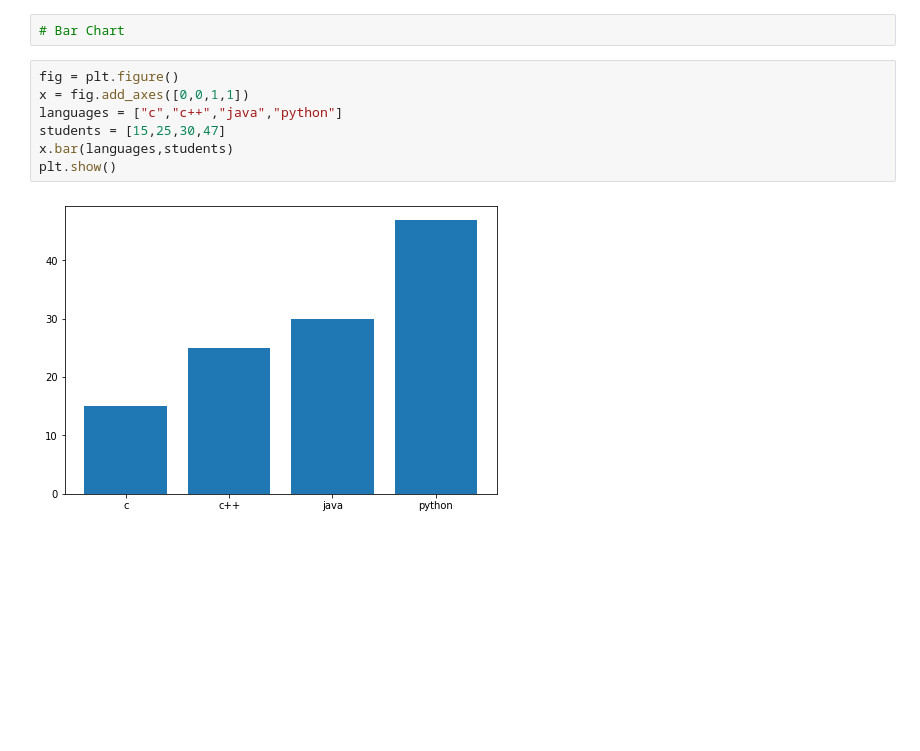
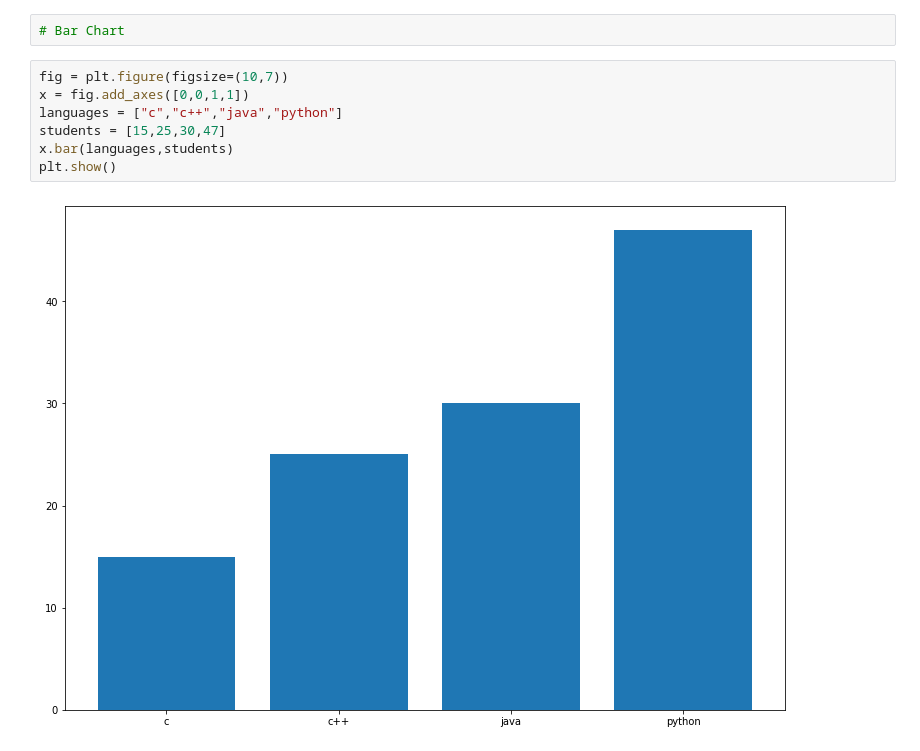
Before and after one commit to zenitsu0705/DM, a Jupyter notebook: VisualizeDatasets.ipynb, the cells around one changed output. Drawn from its saved outputs; the diff is of its cells as text; blank space fills up the shorter version.

```diff
--- a/VisualizeDatasets.ipynb
+++ b/VisualizeDatasets.ipynb
@@ -103,11 +103,11 @@ plt.show()
 # %%
 # Bar Chart
 # %%
-fig = plt.figure()
+fig = plt.figure(figsize=(10,7))
 x = fig.add_axes([0,0,1,1])
 languages = ["c","c++","java","python"]
 students = [15,25,30,47]
 x.bar(languages,students)
 plt.show()
 # %% [output]
-[figure, old version]
+[figure, new version]
```
